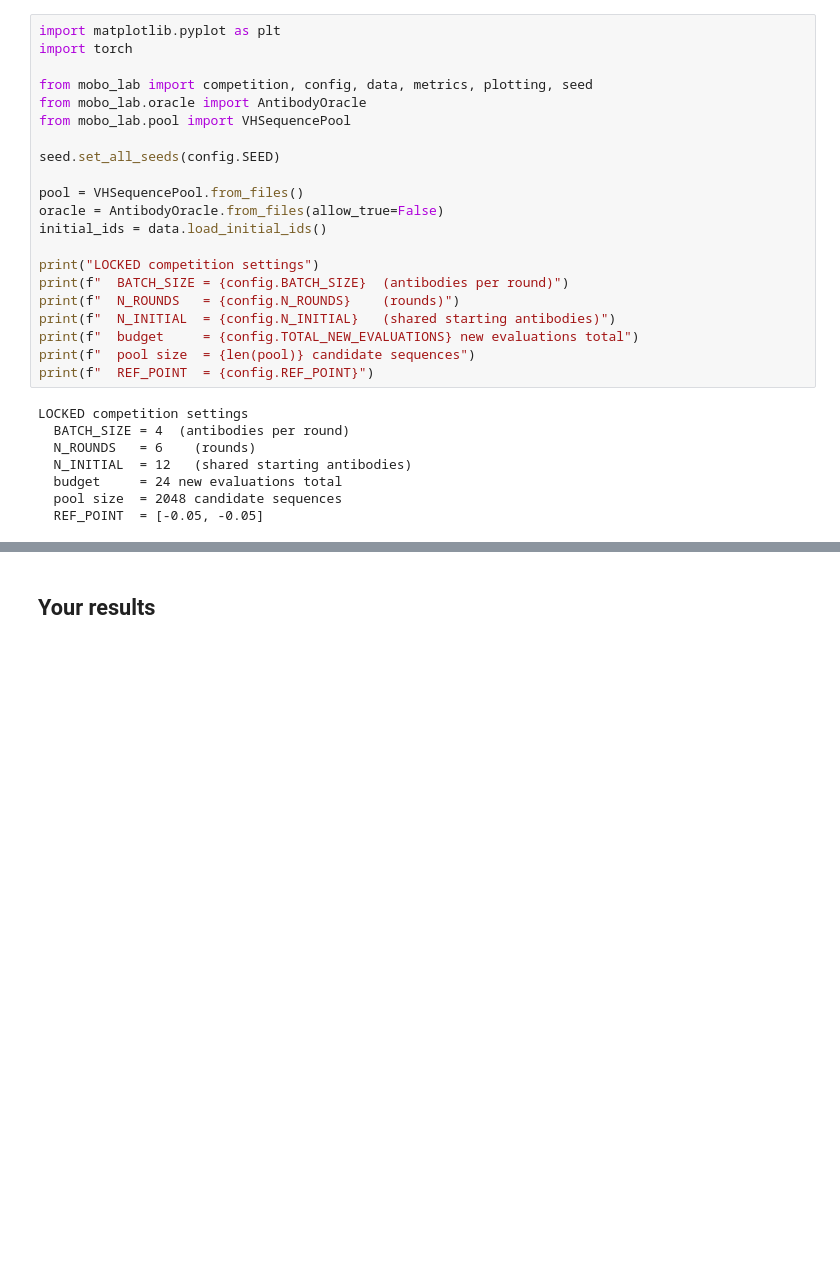
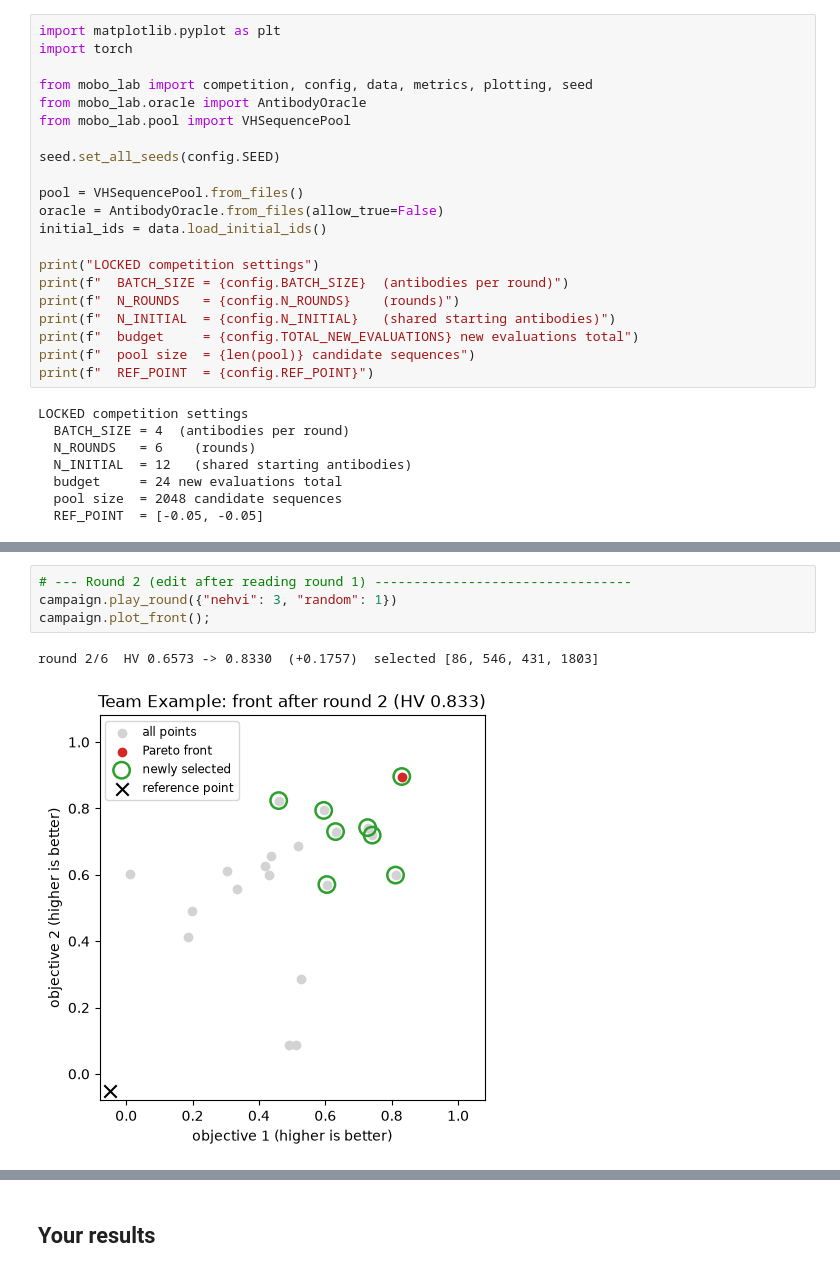
Before and after one commit to jiwoncpark/multi-objective-reasoning-lab, a Jupyter notebook: notebooks/03_competition.ipynb, the cells around one changed output, grey strips where cells are left out. Saved outputs shown, nothing was run; the diff lists cells and outputs as text; blank space fills up the shorter version.

```diff
--- a/notebooks/03_competition.ipynb
+++ b/notebooks/03_competition.ipynb
@@ -104,0 +89,7 @@ HV by round: [0.4209, 0.6573, 0.833, 0.9316, 0.9879, 1.0227, 1.0371]
+# %%
+# --- Round 2 (edit after reading round 1) ---------------------------------
+campaign.play_round({"nehvi": 3, "random": 1})
+campaign.plot_front();
+# %% [output]
+round 2/6  HV 0.6573 -> 0.8330  (+0.1757)  selected [86, 546, 431, 1803]
+[figure, added]
```
Also changed, not shown: parts of 13 cells of this notebook, 4 other files.
